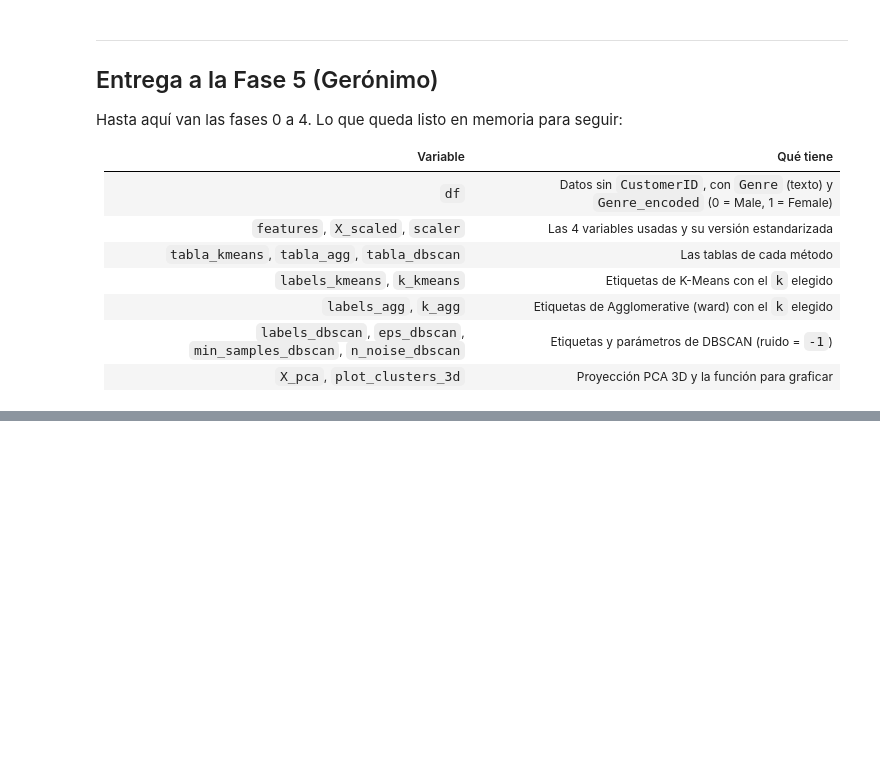
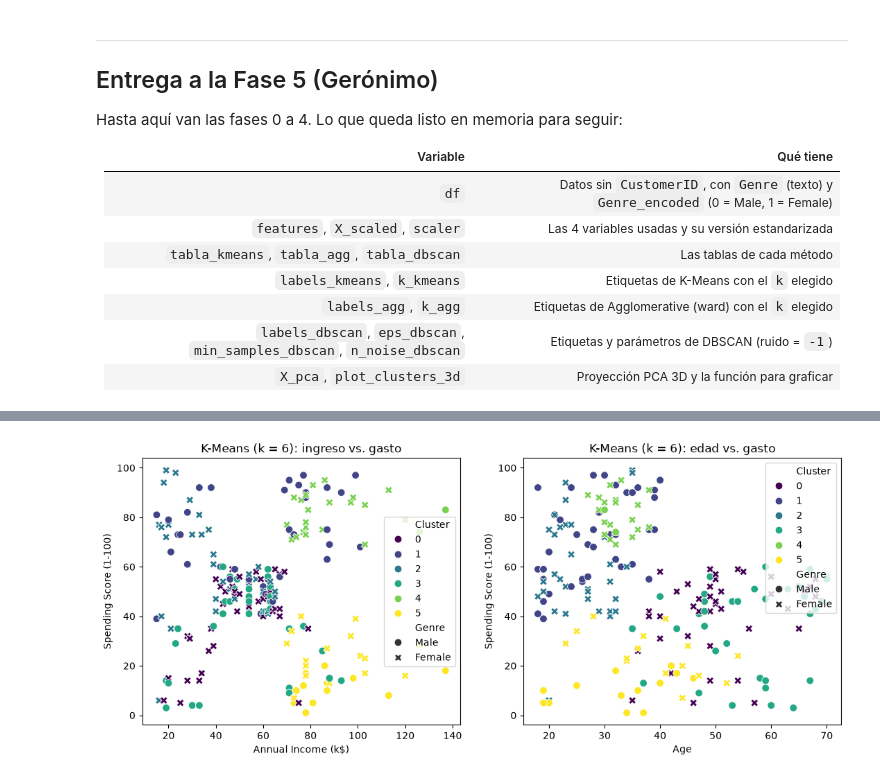
Before and after one commit to kepabonsaeafit/fundamentos-aa-2026, a Jupyter notebook: talleres/workshop3-clustering/workshop3_clustering_mall.ipynb, the cells around one changed output, grey strips where cells are left out. Saved outputs shown, nothing was run; the diff lists cells and outputs as text; code cells hidden in the pictures; blank space fills up the shorter version.

```diff
--- a/talleres/workshop3-clustering/workshop3_clustering_mall.ipynb
+++ b/talleres/workshop3-clustering/workshop3_clustering_mall.ipynb
@@ -570,0 +637,16 @@ Hasta aquí van las fases 0 a 4. Lo que queda listo en memoria para seguir:
+# %%
+fig, axes = plt.subplots(1, 2, figsize=(13, 5))
+
+sns.scatterplot(data=df.assign(Cluster=labels_kmeans), x="Annual Income (k$)",
+                y="Spending Score (1-100)", hue="Cluster", style="Genre",
+                palette="viridis", s=60, ax=axes[0])
+axes[0].set_title("K-Means (k = 6): ingreso vs. gasto")
+
+sns.scatterplot(data=df.assign(Cluster=labels_kmeans), x="Age",
+                y="Spending Score (1-100)", hue="Cluster", style="Genre",
+                palette="viridis", s=60, ax=axes[1])
+axes[1].set_title("K-Means (k = 6): edad vs. gasto")
+
+plt.show()
+# %% [output]
+[figure, added]
```
Also changed, not shown: parts of 30 cells of this notebook, 1 other file.
